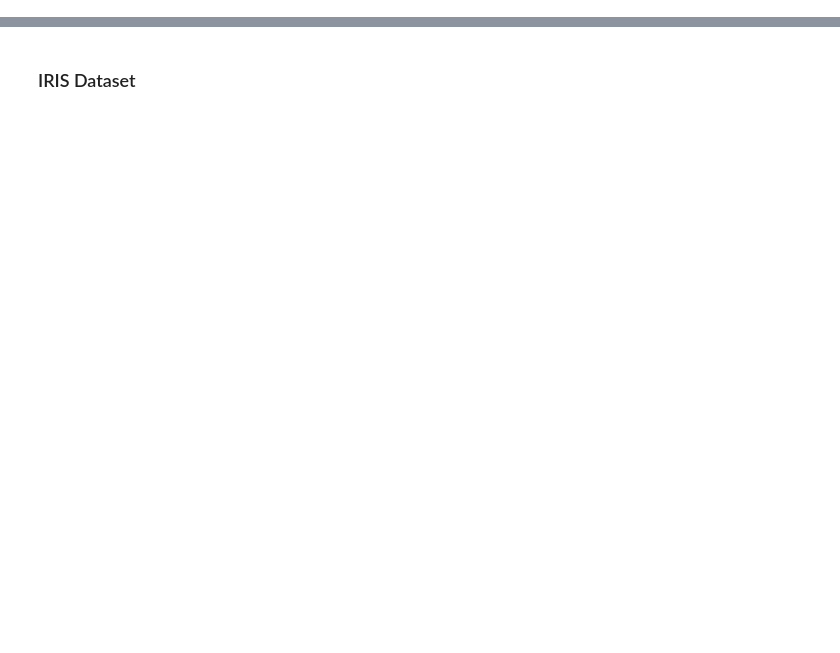
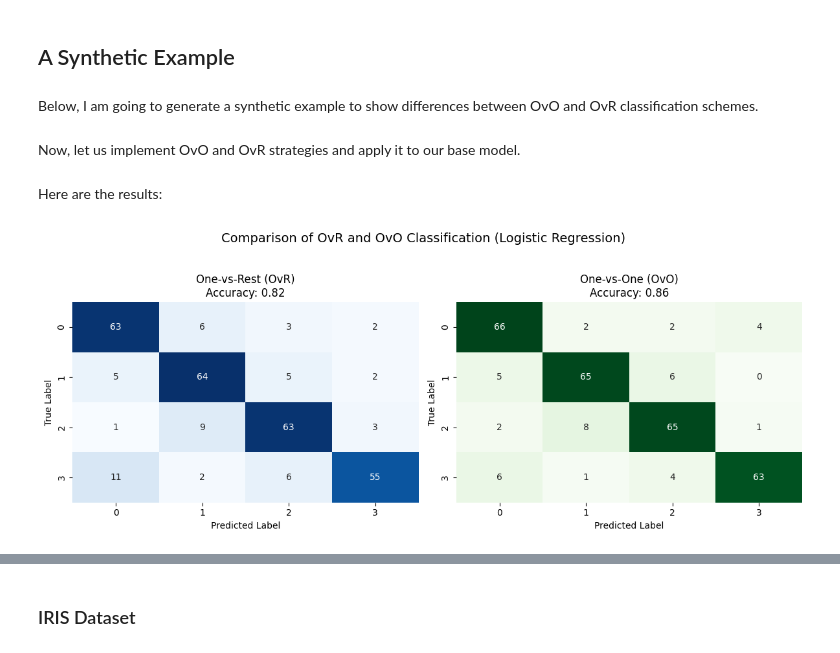
Before and after one commit to kaygun/MYZ309E, a Jupyter notebook: lectures/Lecture_09.ipynb, the cells around one changed output, grey strips where cells are left out. Drawn from its saved outputs; the diff is of its cells as text; code cells hidden in the pictures; blank space fills up the shorter version.

```diff
--- a/lectures/Lecture_09.ipynb
+++ b/lectures/Lecture_09.ipynb
@@ -110 +217,3 @@ Random Forest is one of the most widely used bagging algorithms, particularly fo
+# %% [markdown]
+## A Synthetic Example
 # %%
@@ -118,3 +232,51 @@ from sklearn.metrics import accuracy_score, classification_report
 
 import xgboost as xgb
 from lightgbm import LGBMClassifier
+# %% [markdown]
+Below, I am going to generate a synthetic example to show differences between OvO and OvR classification schemes.
+# %%
+X, y = make_classification(n_samples=1000, n_features=10, n_informative=6,
+                           n_classes=4, n_clusters_per_class=1)
+
+# Split into train and test
+X_train, X_test, y_train, y_test = train_test_split(X, y, test_size=0.3)
+
+# Base model
+base_model = LogisticRegression(max_iter=1000)
+# %% [markdown]
+Now, let us implement OvO and OvR strategies and apply it to our base model.
+# %%
+# One-vs-Rest
+ovr_model = OneVsRestClassifier(base_model)
+ovr_model.fit(X_train, y_train)
+y_pred_ovr = ovr_model.predict(X_test)
+acc_ovr = accuracy_score(y_test, y_pred_ovr)
+conf_ovr = confusion_matrix(y_test, y_pred_ovr)
+
+# One-vs-One
+ovo_model = OneVsOneClassifier(base_model)
+ovo_model.fit(X_train, y_train)
+y_pred_ovo = ovo_model.predict(X_test)
+acc_ovo = accuracy_score(y_test, y_pred_ovo)
+conf_ovo = confusion_matrix(y_test, y_pred_ovo)
+# %% [markdown]
+Here are the results:
+# %%
+# Plotting confusion matrices
+fig, axes = plt.subplots(1, 2, figsize=(12, 5))
+
+sns.heatmap(conf_ovr, annot=True, fmt='d', cmap="Blues", ax=axes[0], cbar=False)
+axes[0].set_title(f"One-vs-Rest (OvR)\nAccuracy: {acc_ovr:.2f}")
+axes[0].set_xlabel("Predicted Label")
+axes[0].set_ylabel("True Label")
+
+sns.heatmap(conf_ovo, annot=True, fmt='d', cmap="Greens", ax=axes[1], cbar=False)
+axes[1].set_title(f"One-vs-One (OvO)\nAccuracy: {acc_ovo:.2f}")
+axes[1].set_xlabel("Predicted Label")
+axes[1].set_ylabel("True Label")
+
+plt.suptitle("Comparison of OvR and OvO Classification (Logistic Regression)", fontsize=14)
+plt.tight_layout(rect=[0, 0.03, 1, 0.95])
+plt.show()
+# %% [output]
+[figure, added]
```
Also changed, not shown: parts of 28 cells of this notebook, 3 other files.
